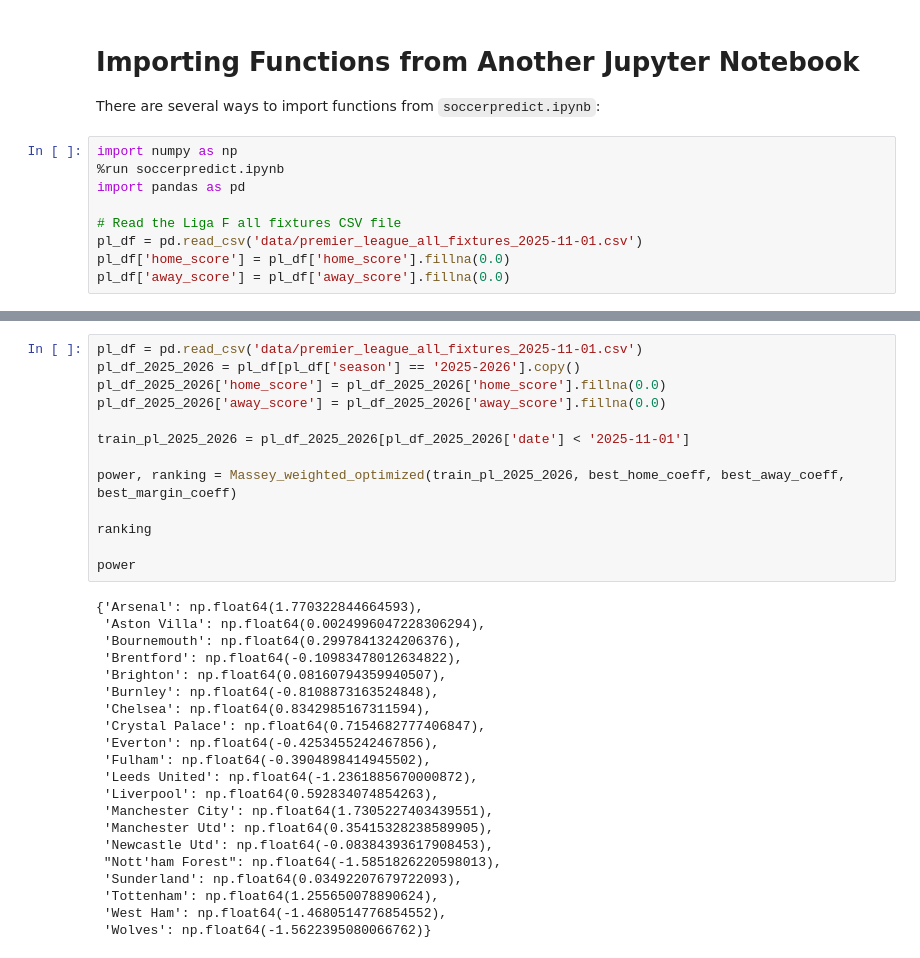
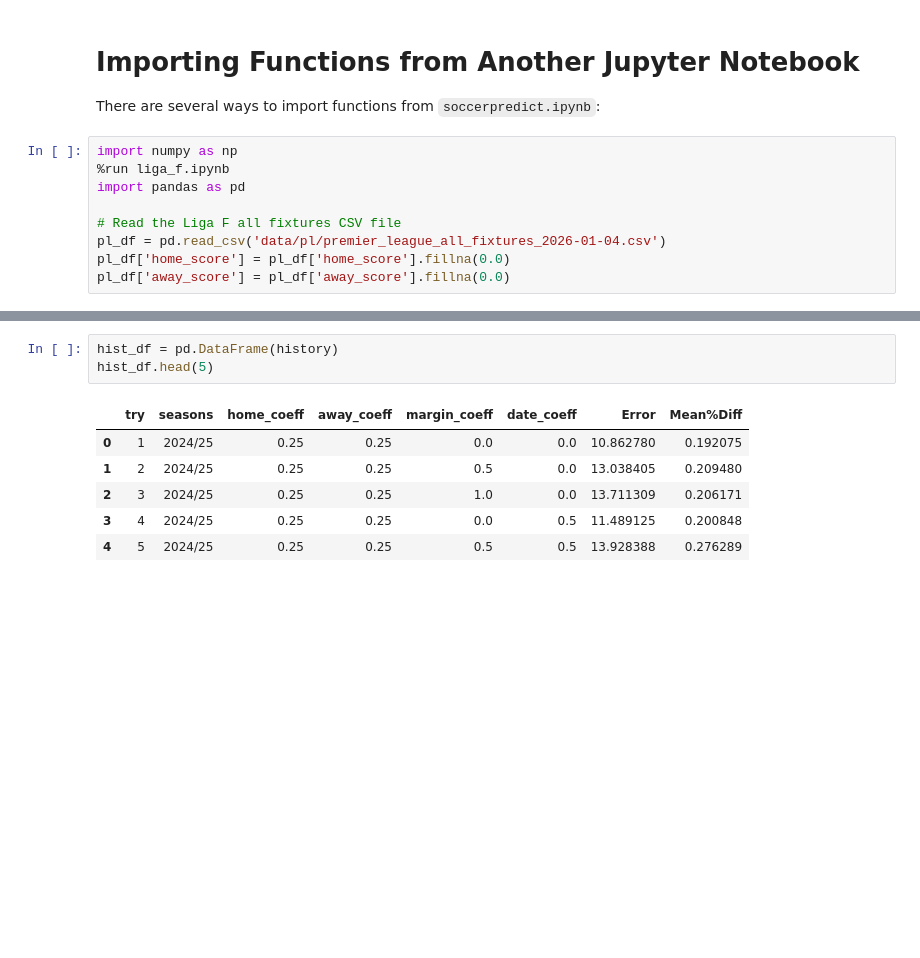
Before and after one commit to naksuu24/learn_scraping, a Jupyter notebook: main/premier_league.ipynb, the cells around one changed output, grey strips where cells are left out. Saved outputs shown, nothing was run; the diff lists cells and outputs as text; blank space fills up the shorter version.

```diff
--- a/main/premier_league.ipynb
+++ b/main/premier_league.ipynb
@@ -4,11 +4,11 @@
 There are several ways to import functions from `soccerpredict.ipynb`:
 # %%
 import numpy as np
-%run soccerpredict.ipynb
+%run liga_f.ipynb
 import pandas as pd
 
 # Read the Liga F all fixtures CSV file
-pl_df = pd.read_csv('data/premier_league_all_fixtures_2025-11-01.csv')
+pl_df = pd.read_csv('data/pl/premier_league_all_fixtures_2026-01-04.csv')
 pl_df['home_score'] = pl_df['home_score'].fillna(0.0)
 pl_df['away_score'] = pl_df['away_score'].fillna(0.0)
 # %% [output]
@@ -95,35 +144,11 @@ actual ranked teams:     ['Liverpool', 'Arsenal', 'Manchester City', 'Chelsea',
 # %%
-pl_df = pd.read_csv('data/premier_league_all_fixtures_2025-11-01.csv')
-pl_df_2025_2026 = pl_df[pl_df['season'] == '2025-2026'].copy()
-pl_df_2025_2026['home_score'] = pl_df_2025_2026['home_score'].fillna(0.0)
-pl_df_2025_2026['away_score'] = pl_df_2025_2026['away_score'].fillna(0.0)
-
-train_pl_2025_2026 = pl_df_2025_2026[pl_df_2025_2026['date'] < '2025-11-01']
-
-power, ranking = Massey_weighted_optimized(train_pl_2025_2026, best_home_coeff, best_away_coeff, best_margin_coeff)
-
-ranking
-
-power
+hist_df = pd.DataFrame(history)
+hist_df.head(5)
 # %% [output]
-{'Arsenal': np.float64(1.770322844664593),
- 'Aston Villa': np.float64(0.0024996047228306294),
- 'Bournemouth': np.float64(0.2997841324206376),
- 'Brentford': np.float64(-0.10983478012634822),
- 'Brighton': np.float64(0.08160794359940507),
- 'Burnley': np.float64(-0.8108873163524848),
- 'Chelsea': np.float64(0.8342985167311594),
- 'Crystal Palace': np.float64(0.7154682777406847),
- 'Everton': np.float64(-0.4253455242467856),
- 'Fulham': np.float64(-0.3904898414945502),
- 'Leeds United': np.float64(-1.2361885670000872),
- 'Liverpool': np.float64(0.592834074854263),
- 'Manchester City': np.float64(1.7305227403439551),
- 'Manchester Utd': np.float64(0.35415328238589905),
- 'Newcastle Utd': np.float64(-0.08384393617908453),
- "Nott'ham Forest": np.float64(-1.5851826220598013),
- 'Sunderland': np.float64(0.03492207679722093),
- 'Tottenham': np.float64(1.255650078890624),
- 'West Ham': np.float64(-1.4680514776854552),
- 'Wolves': np.float64(-1.5622395080066762)}
+|  | try | seasons | home_coeff | away_coeff | margin_coeff | date_coeff | Error | Mean%Diff |
+| 0 | 1 | 2024/25 | 0.25 | 0.25 | 0.0 | 0.0 | 10.862780 | 0.192075 |
+| 1 | 2 | 2024/25 | 0.25 | 0.25 | 0.5 | 0.0 | 13.038405 | 0.209480 |
+| 2 | 3 | 2024/25 | 0.25 | 0.25 | 1.0 | 0.0 | 13.711309 | 0.206171 |
+| 3 | 4 | 2024/25 | 0.25 | 0.25 | 0.0 | 0.5 | 11.489125 | 0.200848 |
+| 4 | 5 | 2024/25 | 0.25 | 0.25 | 0.5 | 0.5 | 13.928388 | 0.276289 |
 # %%
```
Also changed, not shown: parts of 4 cells of this notebook, 13 other files.
